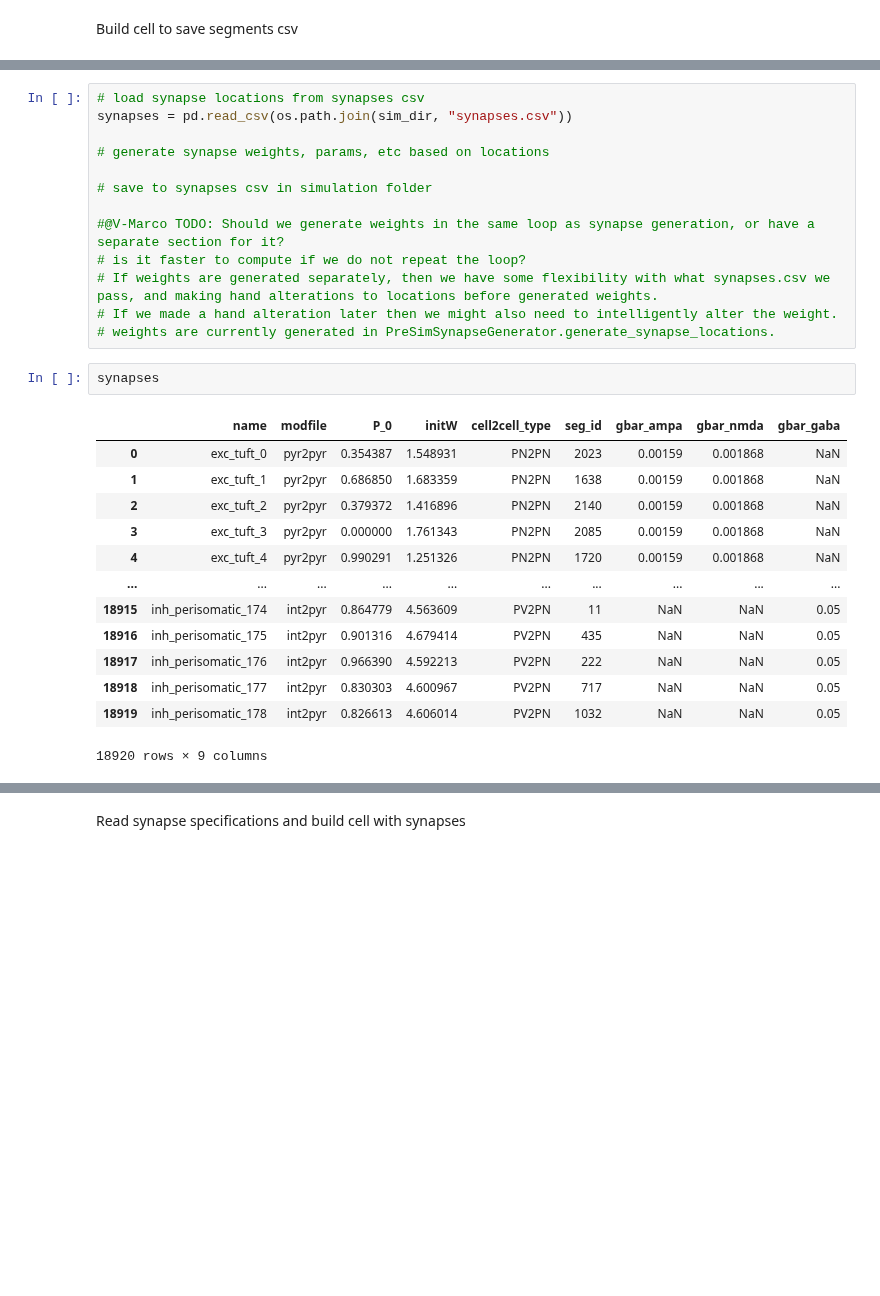
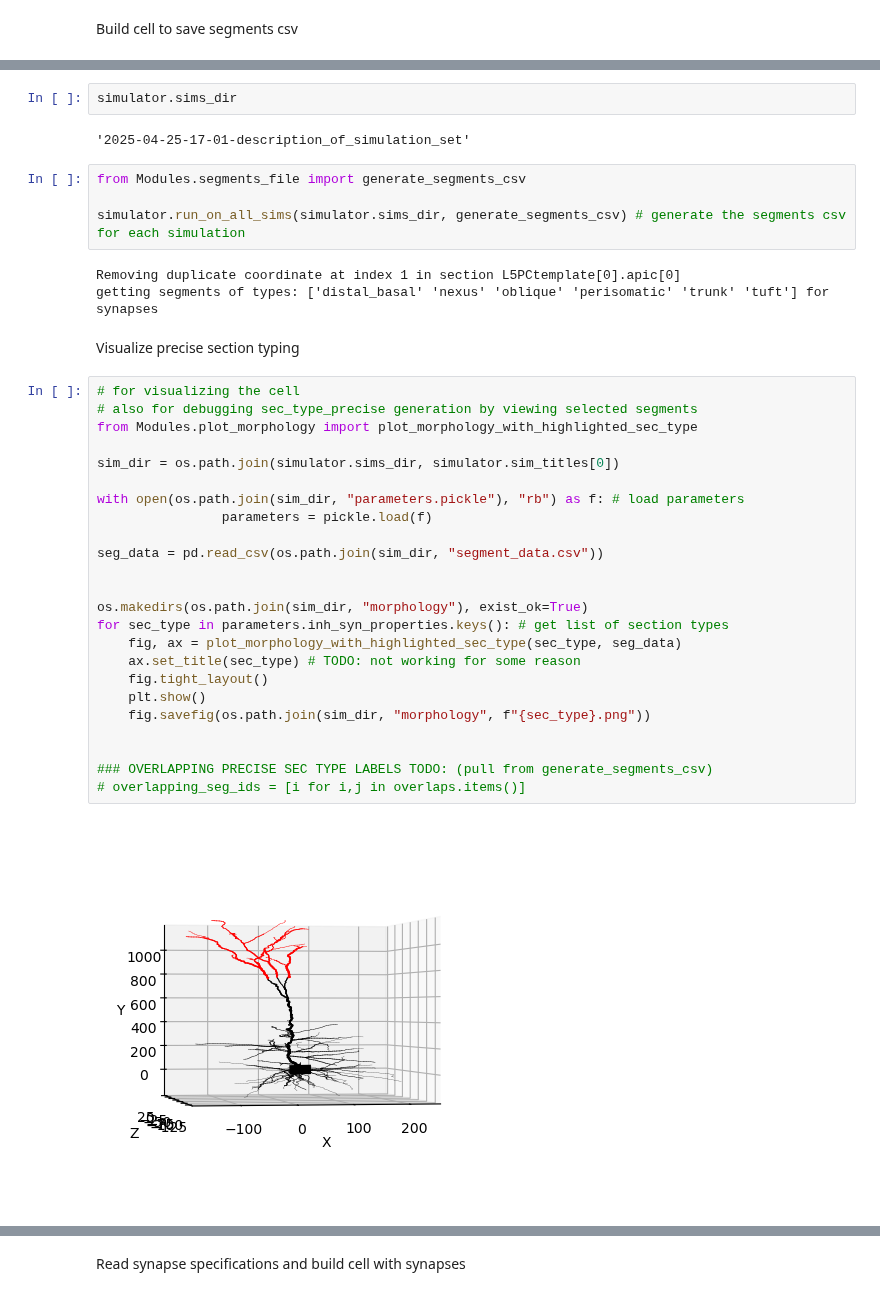
Before and after one commit to davidfague/Neural-Modeling, a Jupyter notebook: notebooks/build_load_synapses.ipynb, the cells around one changed output, grey strips where cells are left out. Drawn from its saved outputs; the diff is of its cells as text; blank space fills up the shorter version.

Commit message:
modularize code from build_load_synapses.ipynb

```diff
--- a/notebooks/build_load_synapses.ipynb
+++ b/notebooks/build_load_synapses.ipynb
@@ -636,29 +59,39 @@ Generate synapse weights
-# %%
-# load synapse locations from synapses csv
-synapses = pd.read_csv(os.path.join(sim_dir, "synapses.csv"))
-
-# generate synapse weights, params, etc based on locations
-
-# save to synapses csv in simulation folder
-
-#@V-Marco TODO: Should we generate weights in the same loop as synapse generation, or have a separate section for it?
-# is it faster to compute if we do not repeat the loop?
-# If weights are generated separately, then we have some flexibility with what synapses.csv we pass, and making hand alterations to locations before generated weights.
-# If we made a hand alteration later then we might also need to intelligently alter the weight.
-# weights are currently generated in PreSimSynapseGenerator.generate_synapse_locations.
-# %%
-synapses
-# %% [output]
-|  | name | modfile | P_0 | initW | cell2cell_type | seg_id | gbar_ampa | gbar_nmda | gbar_gaba |
-| 0 | exc_tuft_0 | pyr2pyr | 0.354387 | 1.548931 | PN2PN | 2023 | 0.00159 | 0.001868 | NaN |
-| 1 | exc_tuft_1 | pyr2pyr | 0.686850 | 1.683359 | PN2PN | 1638 | 0.00159 | 0.001868 | NaN |
-| 2 | exc_tuft_2 | pyr2pyr | 0.379372 | 1.416896 | PN2PN | 2140 | 0.00159 | 0.001868 | NaN |
-| 3 | exc_tuft_3 | pyr2pyr | 0.000000 | 1.761343 | PN2PN | 2085 | 0.00159 | 0.001868 | NaN |
-| 4 | exc_tuft_4 | pyr2pyr | 0.990291 | 1.251326 | PN2PN | 1720 | 0.00159 | 0.001868 | NaN |
-| ... | ... | ... | ... | ... | ... | ... | ... | ... | ... |
-| 18915 | inh_perisomatic_174 | int2pyr | 0.864779 | 4.563609 | PV2PN | 11 | NaN | NaN | 0.05 |
-| 18916 | inh_perisomatic_175 | int2pyr | 0.901316 | 4.679414 | PV2PN | 435 | NaN | NaN | 0.05 |
-| 18917 | inh_perisomatic_176 | int2pyr | 0.966390 | 4.592213 | PV2PN | 222 | NaN | NaN | 0.05 |
-| 18918 | inh_perisomatic_177 | int2pyr | 0.830303 | 4.600967 | PV2PN | 717 | NaN | NaN | 0.05 |
-| 18919 | inh_perisomatic_178 | int2pyr | 0.826613 | 4.606014 | PV2PN | 1032 | NaN | NaN | 0.05 |
-18920 rows × 9 columns
+# %%
+simulator.sims_dir
+# %% [output]
+'2025-04-25-17-01-description_of_simulation_set'
+# %%
+from Modules.segments_file import generate_segments_csv
+
+simulator.run_on_all_sims(simulator.sims_dir, generate_segments_csv) # generate the segments csv for each simulation
+# %% [output]
+Removing duplicate coordinate at index 1 in section L5PCtemplate[0].apic[0]
+getting segments of types: ['distal_basal' 'nexus' 'oblique' 'perisomatic' 'trunk' 'tuft'] for synapses
+# %% [markdown]
+Visualize precise section typing
+# %%
+# for visualizing the cell
+# also for debugging sec_type_precise generation by viewing selected segments
+from Modules.plot_morphology import plot_morphology_with_highlighted_sec_type
+
+sim_dir = os.path.join(simulator.sims_dir, simulator.sim_titles[0])
+
+with open(os.path.join(sim_dir, "parameters.pickle"), "rb") as f: # load parameters
+                parameters = pickle.load(f)
+
+seg_data = pd.read_csv(os.path.join(sim_dir, "segment_data.csv"))
+
+
+os.makedirs(os.path.join(sim_dir, "morphology"), exist_ok=True)
+for sec_type in parameters.inh_syn_properties.keys(): # get list of section types
+    fig, ax = plot_morphology_with_highlighted_sec_type(sec_type, seg_data)
+    ax.set_title(sec_type) # TODO: not working for some reason
+    fig.tight_layout()
+    plt.show()
+    fig.savefig(os.path.join(sim_dir, "morphology", f"{sec_type}.png"))
+
+
+### OVERLAPPING PRECISE SEC TYPE LABELS TODO: (pull from generate_segments_csv)
+# overlapping_seg_ids = [i for i,j in overlaps.items()]
+# %% [output]
+[figure, added]
```
Also changed, not shown: parts of 38 cells of this notebook, 5 other files.
